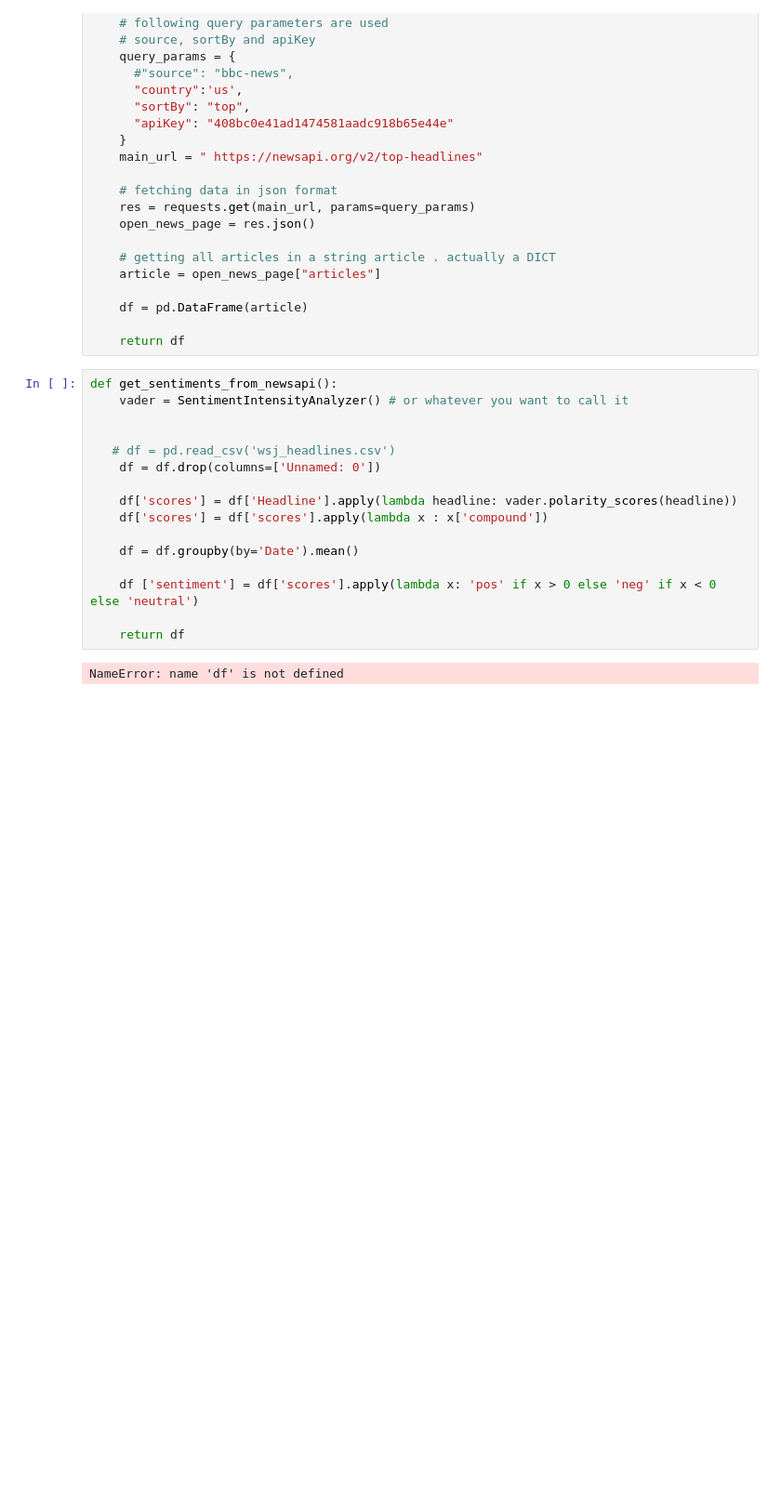
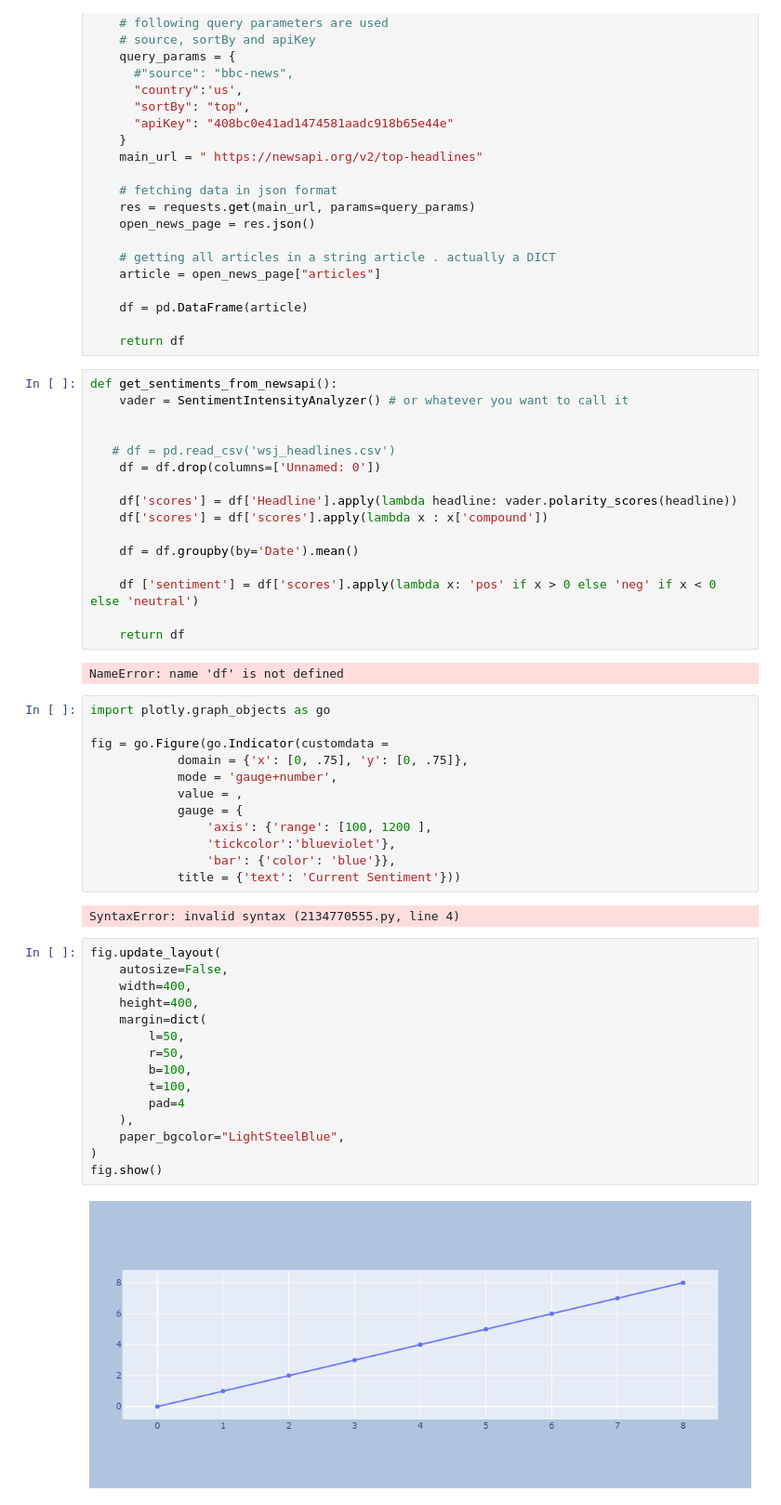
Before and after one commit to doble196/CRYVESTO_2.0, a Jupyter notebook: streamlit/newsapi.ipynb, the cells around one changed output. Shown at 93% size. Saved outputs shown, nothing was run; the diff lists cells and outputs as text; blank space fills up the shorter version.

Commit message:
data from when i was playing around with the ML models & numbers

```diff
--- a/streamlit/newsapi.ipynb
+++ b/streamlit/newsapi.ipynb
@@ -49,3 +49,34 @@ def get_sentiments_from_newsapi():
 # %%
 # %% [output]
 NameError: name 'df' is not defined
+# %%
+import plotly.graph_objects as go
+
+fig = go.Figure(go.Indicator(customdata =
+            domain = {'x': [0, .75], 'y': [0, .75]},
+            mode = 'gauge+number',
+            value = ,
+            gauge = {
+                'axis': {'range': [100, 1200 ],
+                'tickcolor':'blueviolet'},
+                'bar': {'color': 'blue'}},
+            title = {'text': 'Current Sentiment'}))
+# %% [output]
+SyntaxError: invalid syntax (2134770555.py, line 4)
+# %%
+fig.update_layout(
+    autosize=False,
+    width=400,
+    height=400,
+    margin=dict(
+        l=50,
+        r=50,
+        b=100,
+        t=100,
+        pad=4
+    ),
+    paper_bgcolor="LightSteelBlue",
+)
+fig.show()
+# %% [output]
+[figure, added]
```
Also changed, not shown: parts of 1 cell of this notebook, 9 other files.
